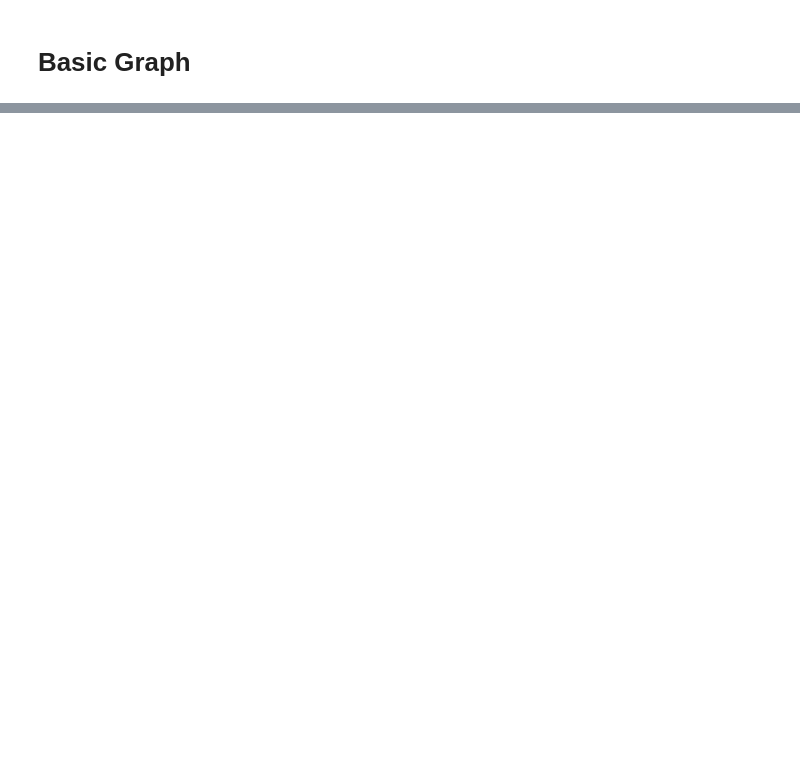
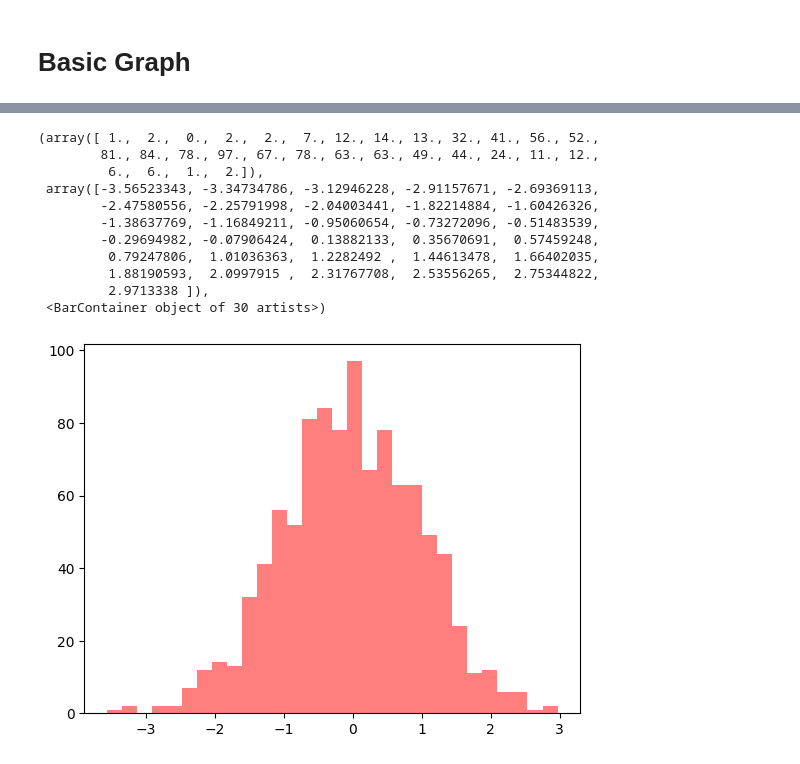
Before and after one commit to Bio-MingChen/python_learning, a Jupyter notebook: matplotlib_exercise1.ipynb, the cells around one changed output, grey strips where cells are left out. Drawn from its saved outputs; the diff is of its cells as text; code cells hidden in the pictures; blank space fills up the shorter version.

```diff
--- a/matplotlib_exercise1.ipynb
+++ b/matplotlib_exercise1.ipynb
@@ -33,0 +66,15 @@ with plt.rc_context(plot_global_setting):
+# %%
+plt.hist(np.random.randn(1000), bins=30, color='red', alpha=0.5)
+# %% [output]
+(array([ 1.,  2.,  0.,  2.,  2.,  7., 12., 14., 13., 32., 41., 56., 52.,
+        81., 84., 78., 97., 67., 78., 63., 63., 49., 44., 24., 11., 12.,
+         6.,  6.,  1.,  2.]),
+ array([-3.56523343, -3.34734786, -3.12946228, -2.91157671, -2.69369113,
+        -2.47580556, -2.25791998, -2.04003441, -1.82214884, -1.60426326,
+        -1.38637769, -1.16849211, -0.95060654, -0.73272096, -0.51483539,
+        -0.29694982, -0.07906424,  0.13882133,  0.35670691,  0.57459248,
+         0.79247806,  1.01036363,  1.2282492 ,  1.44613478,  1.66402035,
+         1.88190593,  2.0997915 ,  2.31767708,  2.53556265,  2.75344822,
+         2.9713338 ]),
+ <BarContainer object of 30 artists>)
+[figure, added]
```
Also changed, not shown: parts of 5 cells of this notebook, 4 other files.
